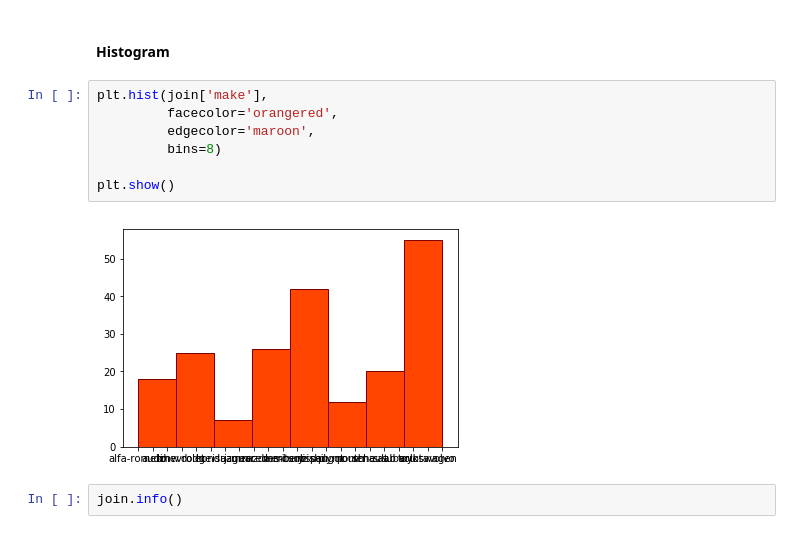
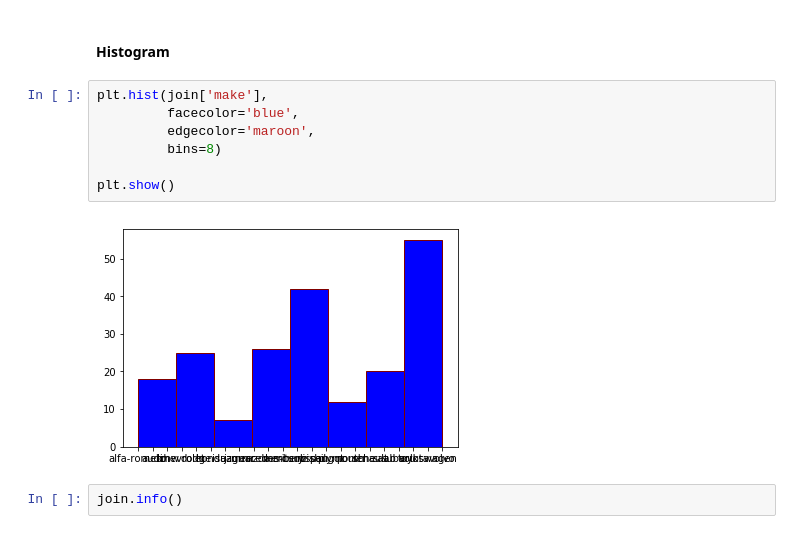
Before and after one commit to nurlailiis/EDA-AutoMobile, a Jupyter notebook: 27082019 EDA-Auto Mobile Use Case Data Wrangling.ipynb, the cells around one changed output. Drawn from its saved outputs; the diff is of its cells as text.

```diff
--- a/27082019 EDA-Auto Mobile Use Case Data Wrangling.ipynb
+++ b/27082019 EDA-Auto Mobile Use Case Data Wrangling.ipynb
@@ -237,13 +237,13 @@ numerical.describe()
 #### Histogram
 # %%
 plt.hist(join['make'],
-         facecolor='orangered',
+         facecolor='blue',
          edgecolor='maroon',
          bins=8)
 
 plt.show()
 # %% [output]
-[figure, old version]
+[figure, new version]
 # %%
 join.info()
 # %% [output]
```
Also changed, not shown: parts of 6 cells of this notebook.
